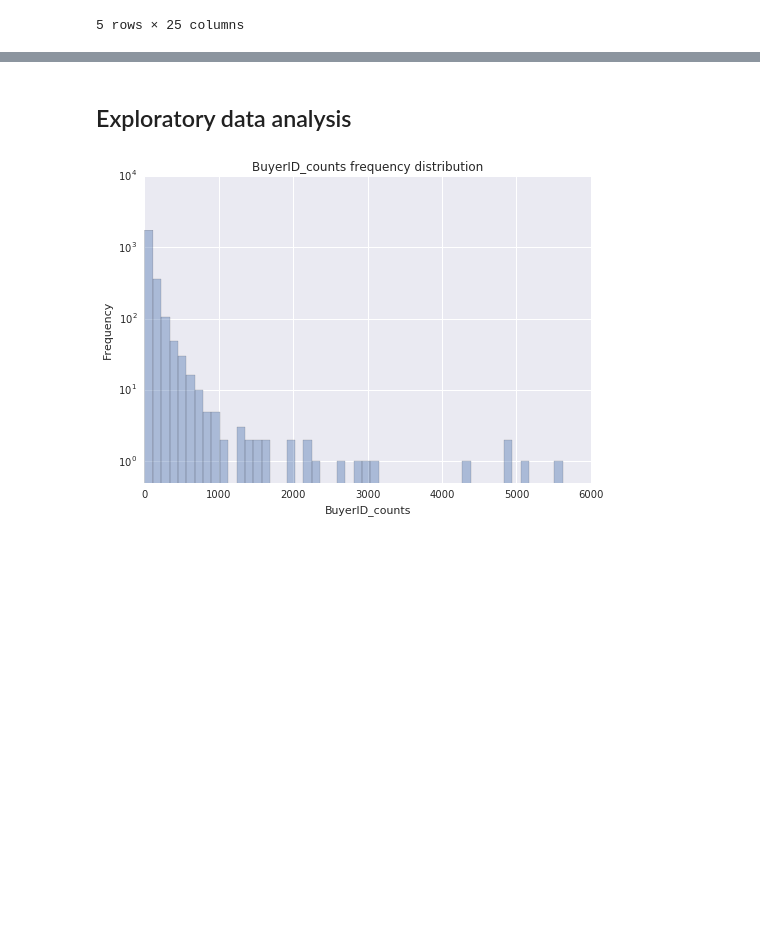
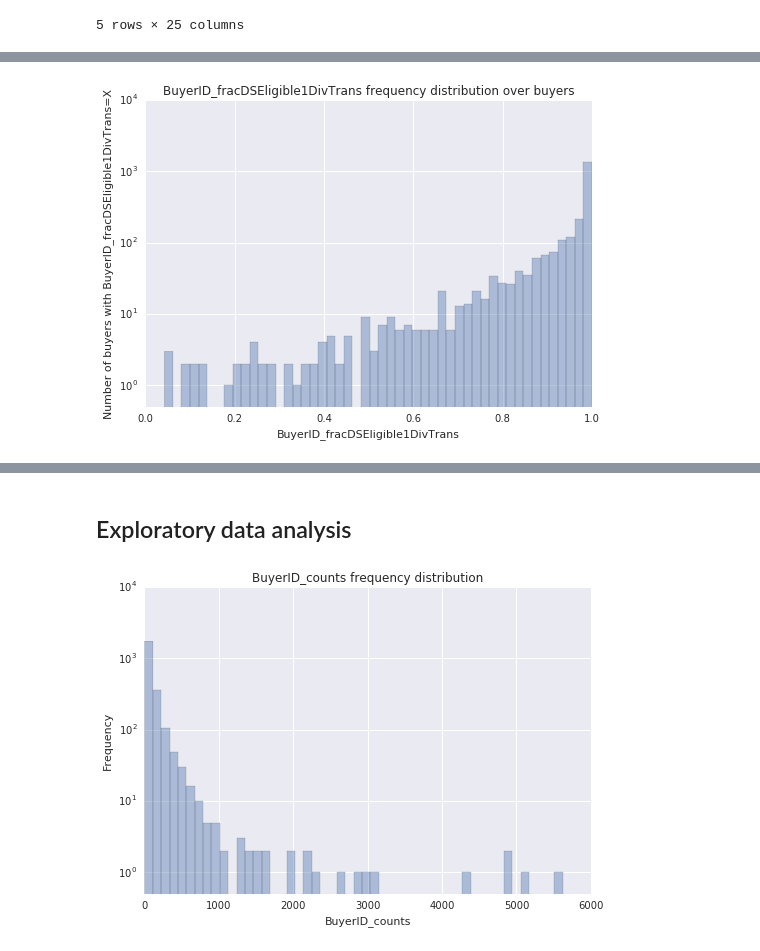
Before and after one commit to stharrold/demo, a Jupyter notebook: demo/app_predict/examples/example_app_predict_dev.ipynb, the cells around one changed output, grey strips where cells are left out. Saved outputs shown, nothing was run; the diff lists cells and outputs as text; code cells hidden in the pictures; blank space fills up the shorter version.

```diff
--- a/demo/app_predict/examples/example_app_predict_dev.ipynb
+++ b/demo/app_predict/examples/example_app_predict_dev.ipynb
@@ -158,0 +294,15 @@ df.head()
+# %%
+tfmask = np.logical_and(df['DSEligible'] == 1, df['Returned'] == 1)
+df['BuyerID_numReturned1'] = df['BuyerID'].map(
+    collections.Counter(df.loc[tfmask, 'BuyerID'].values)).fillna(value=0)
+# %%
+# Plot frequency distribution.
+sns.distplot(df[['BuyerID','BuyerID_numReturned1']].groupby(by='BuyerID').mean(), hist=True, kde=False, norm_hist=False)
+plt.title('BuyerID_fracDSEligible1DivTrans frequency distribution over buyers')
+plt.xlabel('BuyerID_fracDSEligible1DivTrans')
+plt.ylabel('Number of buyers with BuyerID_fracDSEligible1DivTrans=X')
+plt.yscale('log')
+plt.ylim(ymin=0.5)
+plt.show()
+# %% [output]
+[figure, added]
```
Also changed, not shown: parts of 22 cells of this notebook.
